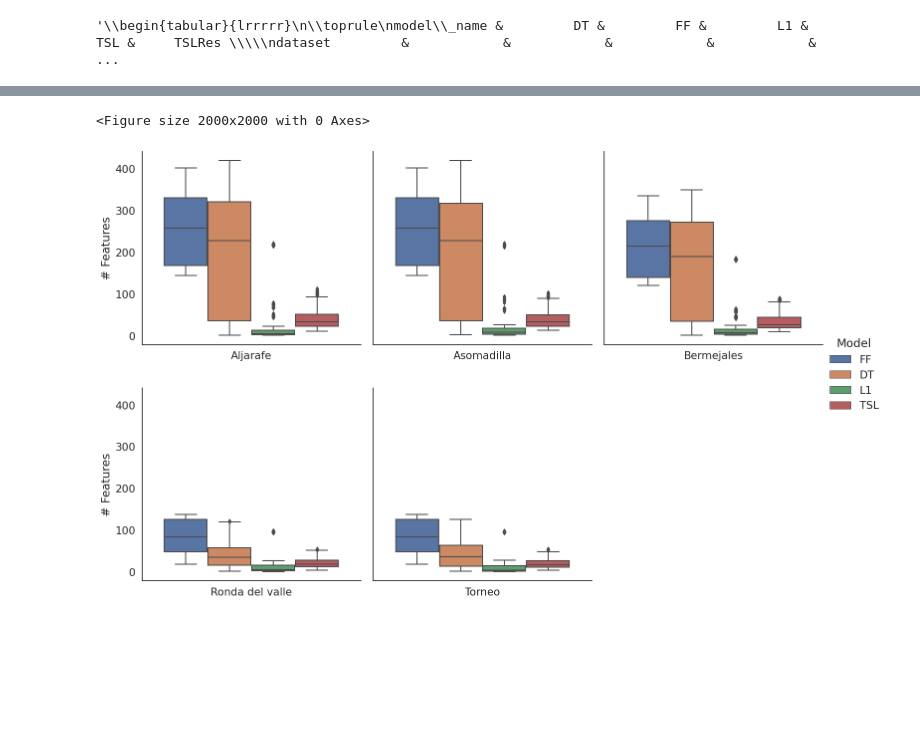
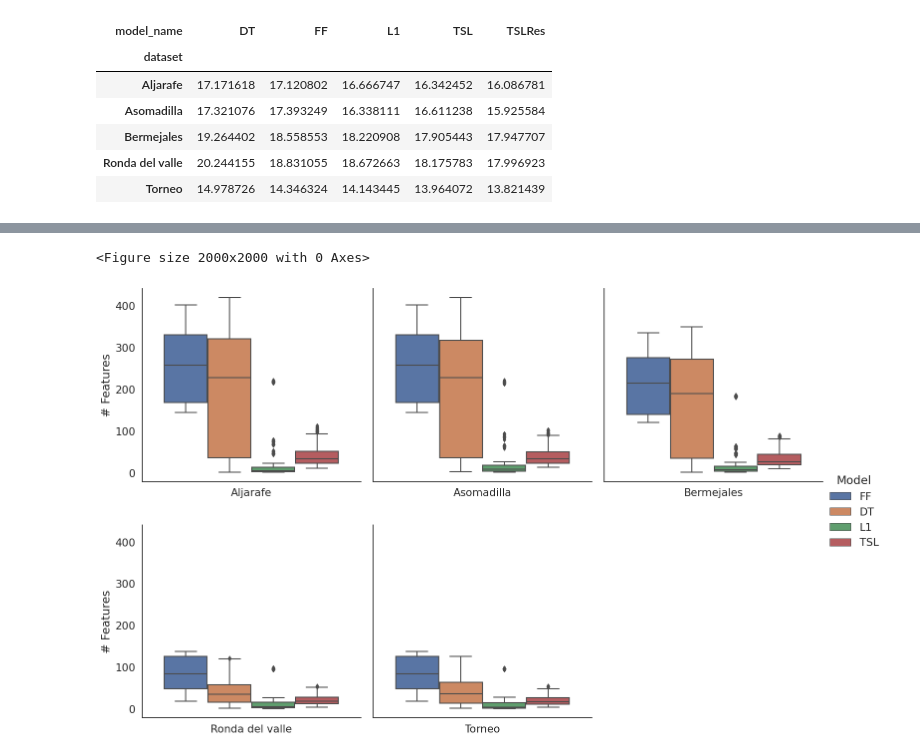
Before and after one commit to manjimnav/TSLayer-Ozone, a Jupyter notebook: analysis.ipynb, the cells around one changed output, grey strips where cells are left out. Drawn from its saved outputs; the diff is of its cells as text; code cells hidden in the pictures; blank space fills up the shorter version.

```diff
--- a/analysis.ipynb
+++ b/analysis.ipynb
@@ -27,12 +27,18 @@ total_metrics['dataset'] = total_metrics['dataset'].apply(lambda x: x.capitalize
 # %%
 model_params = [col for col in total_metrics.columns if 'model_params' in col or 'selection_params' in col]
 grouped = total_metrics.groupby(['dataset', 'selection_name', 'model_name', *model_params], dropna=False).mean()
 best_index = grouped.loc[grouped.groupby(['dataset', 'selection_name', 'model_name', 'selection_params_residual'], dropna=False).root_mean_squared_error_valid.idxmin()].index
 
 total_metrics_indexed = total_metrics.set_index(['dataset', 'selection_name', 'model_name',*model_params])
 
-best_by_year = total_metrics_indexed.loc[best_index, ['root_mean_squared_error', 'mean_absolute_error', 'dataset_params_test_year']].reset_index()
+best_by_year = total_metrics_indexed.loc[best_index, ['root_mean_squared_error', 'mean_absolute_error', 'dataset_params_test_year', 'features', 'selected_features']].reset_index()
 
-best_by_year[best_by_year.dataset_params_test_year>2005].groupby(['dataset', 'model_name'], dropna=False).mean().reset_index().pivot(index = 'dataset', columns='model_name', values='root_mean_squared_error').to_latex()
+best_by_year[best_by_year.dataset_params_test_year>2005].groupby(['dataset', 'model_name'], dropna=False).mean().reset_index().pivot(index = 'dataset', columns='model_name', values='root_mean_squared_error')#.to_latex()
 # %% [output]
-'\\begin{tabular}{lrrrrr}\n\\toprule\nmodel\\_name &         DT &         FF &         L1 &        TSL &     TSLRes \\\\\ndataset         &            &            &            &            &          ...
+| model_name | DT | FF | L1 | TSL | TSLRes |
+| dataset |  |  |  |  |  |
+| Aljarafe | 17.171618 | 17.120802 | 16.666747 | 16.342452 | 16.086781 |
+| Asomadilla | 17.321076 | 17.393249 | 16.338111 | 16.611238 | 15.925584 |
+| Bermejales | 19.264402 | 18.558553 | 18.220908 | 17.905443 | 17.947707 |
+| Ronda del valle | 20.244155 | 18.831055 | 18.672663 | 18.175783 | 17.996923 |
+| Torneo | 14.978726 | 14.346324 | 14.143445 | 13.964072 | 13.821439 |
```
Also changed, not shown: parts of 3 cells of this notebook.
